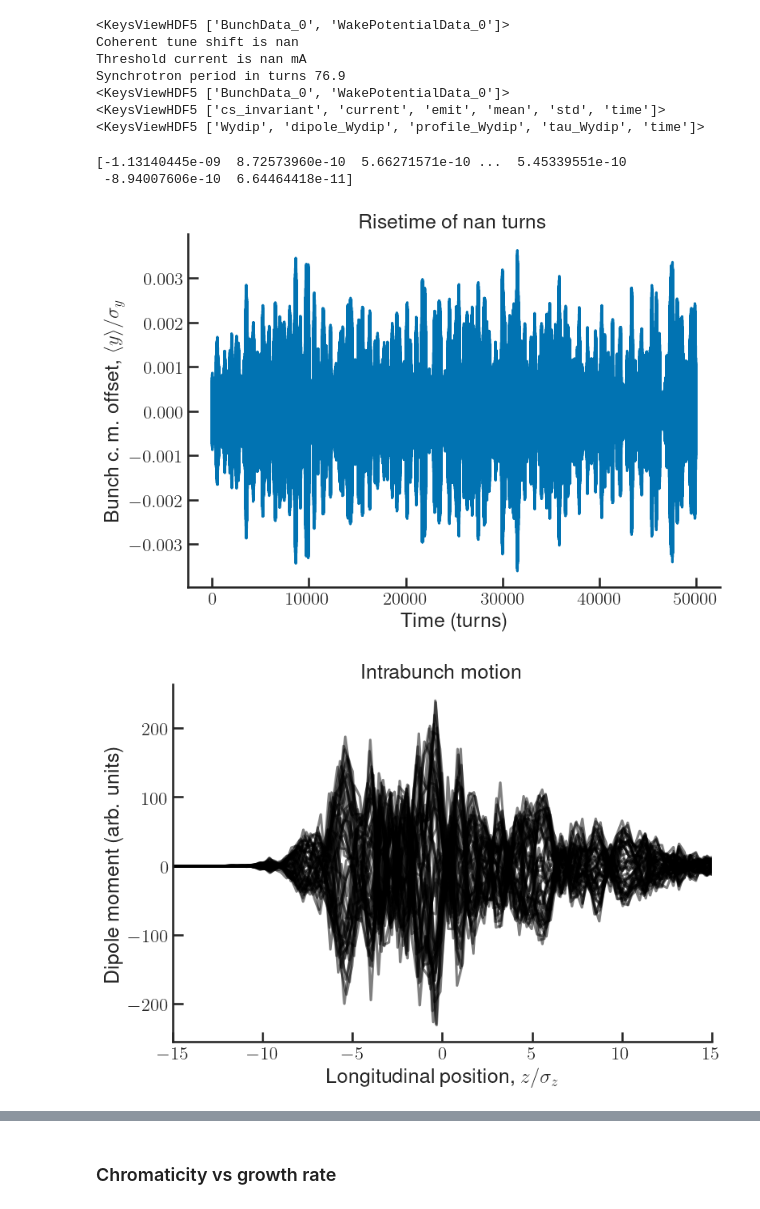
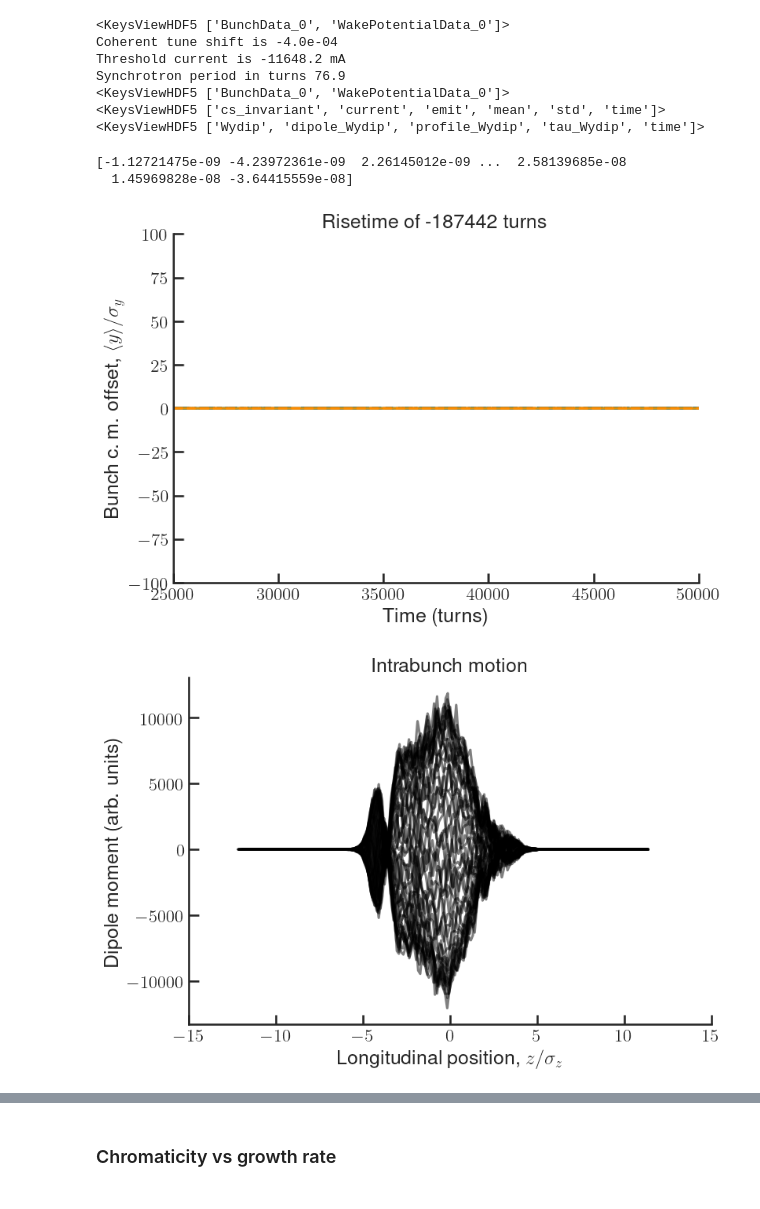
Before and after one commit to gubaidulinvadim/transverse_instabilities, a Jupyter notebook: src/postprocessing/head-tail.ipynb, the cells around one changed output, grey strips where cells are left out. Saved outputs shown, nothing was run; the diff lists cells and outputs as text; code cells hidden in the pictures.

```diff
--- a/src/postprocessing/head-tail.ipynb
+++ b/src/postprocessing/head-tail.ipynb
@@ -20,16 +26,16 @@ ring = Synchrotron(h=ring2.h, optics=ring2.optics, particle=Electron(), L=ring2.
 Q_S = ring.synchrotron_tune(1.8e6)
 # %%
 n_macroparticles = 1e6
-n_turns = 5.0e4
+n_turns = 1e5#5.0e4
 # n_turns_wake = 50
 Qp_x = 1.6
 Qp_y = 1.6
 id_state = 'close'
 include_Zlong = 'True'
-harmonic_cavity = 'True'
-bunch_current = 0.2e-3
+harmonic_cavity = 'False'
+bunch_current = 5.2e-3
 max_kick = 0.0e-6
-sc_flag = False
+sc = 'True'
 folder = '/home/gubaidulin/scripts/tracking/transverse_instabilities/data/raw/sbi/'
 filename = (folder+
             f'monitors(n_mp={n_macroparticles:.1e},'+
@@ -39,7 +45,7 @@ filename = (folder+
             f'Zlong={include_Zlong:},'+
             f'cavity={harmonic_cavity:},'+
             f'max_kick={max_kick:.1e},'+
-            f'sc={sc_flag:}'+
+            f'sc={sc:}'+
             ').hdf5')
 f = hp.File(filename
            )
@@ -94,8 +100,8 @@ with hp.File(filename) as f:
     time = f['WakePotentialData_0']['time'][:]
 # %% [output]
 <KeysViewHDF5 ['BunchData_0', 'WakePotentialData_0']>
-Coherent tune shift is nan
-Threshold current is nan mA
+Coherent tune shift is -4.0e-04
+Threshold current is -11648.2 mA
 Synchrotron period in turns 76.9
 <KeysViewHDF5 ['BunchData_0', 'WakePotentialData_0']>
 <KeysViewHDF5 ['cs_invariant', 'current', 'emit', 'mean', 'std', 'time']>
@@ -103,34 +109,34 @@ Synchrotron period in turns 76.9
 # %%
 %matplotlib inline
 fig, ax = plt.subplots(1, 1)
 print(m[2,:])
 y = np.trim_zeros(m[2,:], trim='b')
 yp = np.trim_zeros(m[3,:], trim='b')
 
 yp = yp[np.abs(y) < 1e10]
 y = y[np.abs(y) < 1e10]
 
 # y = y[~np.isnan(y)]
 # yp = yp[~np.isnan(yp)]
 
 ax.plot(y/std[2, 0])
 min_level = 0.1
 signal = np.sqrt(y**2+(BETA_Y_SMOOTH*yp)**2)/std[2,0]
 smoothing_window_size = 10
 risetime = fit_risetime(signal,
                       min_level=min_level,
                       smoothing_window_size=smoothing_window_size,
                       matplotlib_axis=ax)
 ax.set_xlabel('Time (turns)')
 ax.set_ylabel('Bunch c.\,m. offset, $\langle y \\rangle/\sigma_y$')
-# ax.set_xlim(25000, 50000)
-# ax.set_ylim(-100, 100)
+ax.set_xlim(25000, 50000)
+ax.set_ylim(-100, 100)
 ax.title.set_text(f'Risetime of {risetime:.0f} turns')#, $N_m={:.1e}$'.format(risetime, n_macroparticles))
 # plt.savefig(FOLDER_FIG+'beam_offset(Qp_y={:}).pdf'.format(Qp_y))
 # %% [output]
-[-1.13140445e-09  8.72573960e-10  5.66271571e-10 ...  5.45339551e-10
- -8.94007606e-10  6.64464418e-11]
+[-1.12721475e-09 -4.23972361e-09  2.26145012e-09 ...  2.58139685e-08
+  1.45969828e-08 -3.64415559e-08]
-[figure, old version]
+[figure, new version]
 # %%
 %matplotlib inline
 fig, ax = plt.subplots(1, 1)
@@ -147,7 +153,7 @@ ax.title.set_text('Intrabunch motion')
 
 plt.savefig(FOLDER_FIG+'intrabunch_motion(Qp_y={:}).pdf'.format(Qp_y))
 # %% [output]
-[figure, old version]
+[figure, new version]
 # %%
 %matplotlib inline
 from scipy.signal import find_peaks
```
Also changed, not shown: parts of 8 cells of this notebook, 17 other files.
